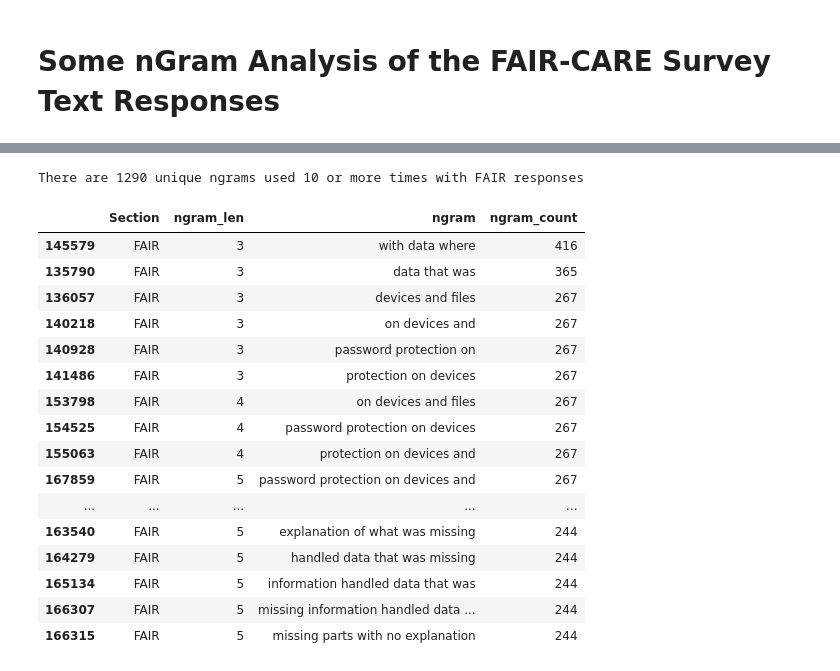
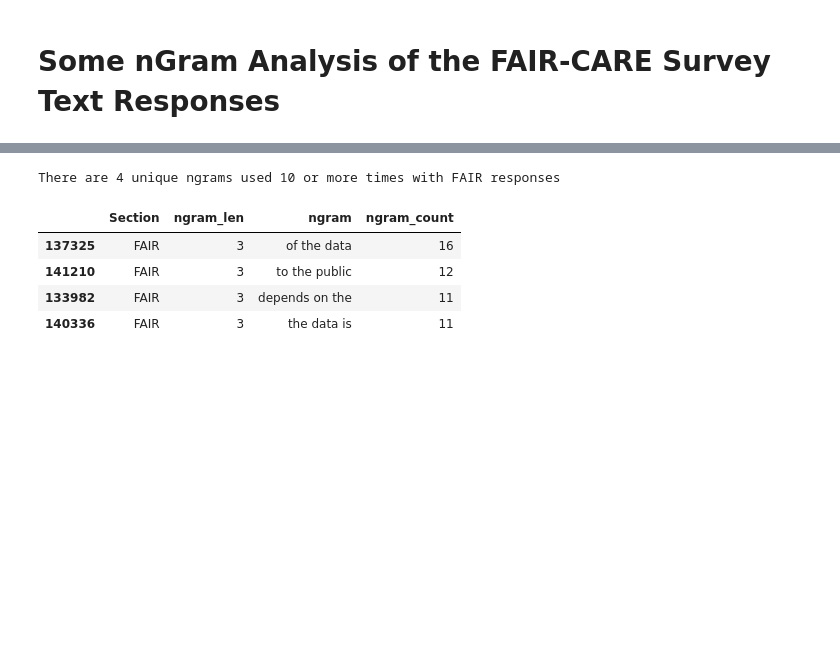
Before and after one commit to ekansa/open-context-jupyter, a Jupyter notebook: notebooks/FAIR+CARE Survey nGrams.ipynb, the cells around one changed output, grey strips where cells are left out. Drawn from its saved outputs; the diff is of its cells as text; code cells hidden in the pictures; blank space fills up the shorter version.

```diff
--- a/notebooks/FAIR+CARE Survey nGrams.ipynb
+++ b/notebooks/FAIR+CARE Survey nGrams.ipynb
@@ -80,28 +90,16 @@ There are 106 unique ngrams used 10 or more times with CARE responses
 # %%
 # Repeatly used ngrams
 # First Show results for the CARE
 ngram_count_threshold = 10
 section = 'FAIR'
 rep_ngram_index = ((df_ngram_gp2['ngram_count'] >= ngram_count_threshold) & (df_ngram_gp2['ngram_len'] >= 3) & df_ngram_gp2['Section'].isin([section]))
 print(f'There are {len(df_ngram_gp2[rep_ngram_index].index)} unique ngrams used {ngram_count_threshold} or more times with {section} responses')
 
-df_ngram_gp2[rep_ngram_index].head(50)
+df_ngram_gp2[rep_ngram_index].head(10)
 # %% [output]
-There are 1290 unique ngrams used 10 or more times with FAIR responses
+There are 4 unique ngrams used 10 or more times with FAIR responses
 |  | Section | ngram_len | ngram | ngram_count |
-| 145579 | FAIR | 3 | with data where | 416 |
-| 135790 | FAIR | 3 | data that was | 365 |
-| 136057 | FAIR | 3 | devices and files | 267 |
-| 140218 | FAIR | 3 | on devices and | 267 |
-| 140928 | FAIR | 3 | password protection on | 267 |
-| 141486 | FAIR | 3 | protection on devices | 267 |
-| 153798 | FAIR | 4 | on devices and files | 267 |
-| 154525 | FAIR | 4 | password protection on devices | 267 |
-| 155063 | FAIR | 4 | protection on devices and | 267 |
-| 167859 | FAIR | 5 | password protection on devices and | 267 |
-| ... | ... | ... | ... | ... |
-| 163540 | FAIR | 5 | explanation of what was missing | 244 |
-| 164279 | FAIR | 5 | handled data that was missing | 244 |
-| 165134 | FAIR | 5 | information handled data that was | 244 |
-| 166307 | FAIR | 5 | missing information handled data ... | 244 |
-| 166315 | FAIR | 5 | missing parts with no explanation | 244 |
+| 137325 | FAIR | 3 | of the data | 16 |
+| 141210 | FAIR | 3 | to the public | 12 |
+| 133982 | FAIR | 3 | depends on the | 11 |
+| 140336 | FAIR | 3 | the data is | 11 |
```
Also changed, not shown: parts of 16 cells of this notebook, 6 other files.
